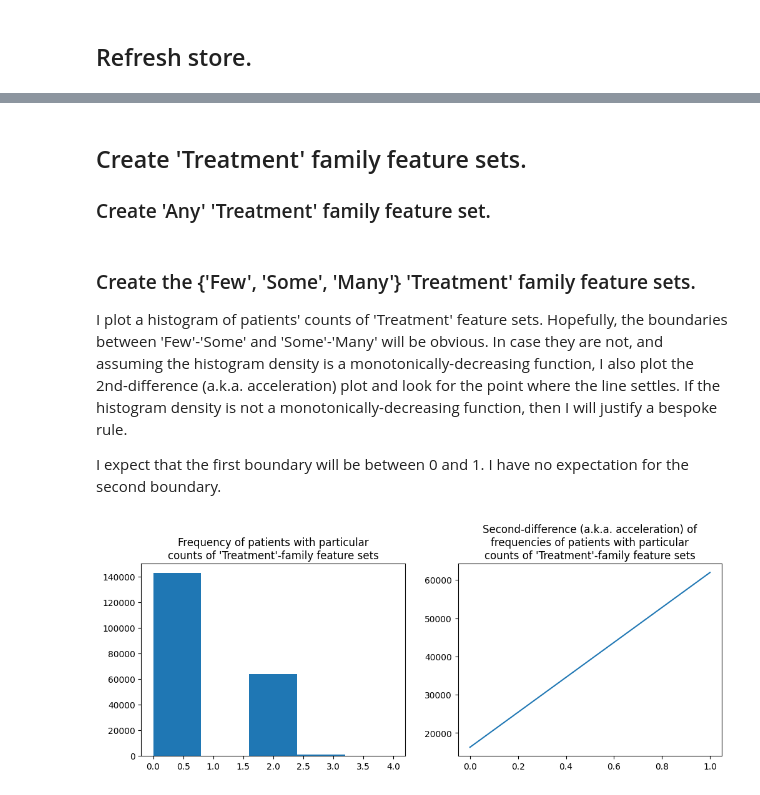
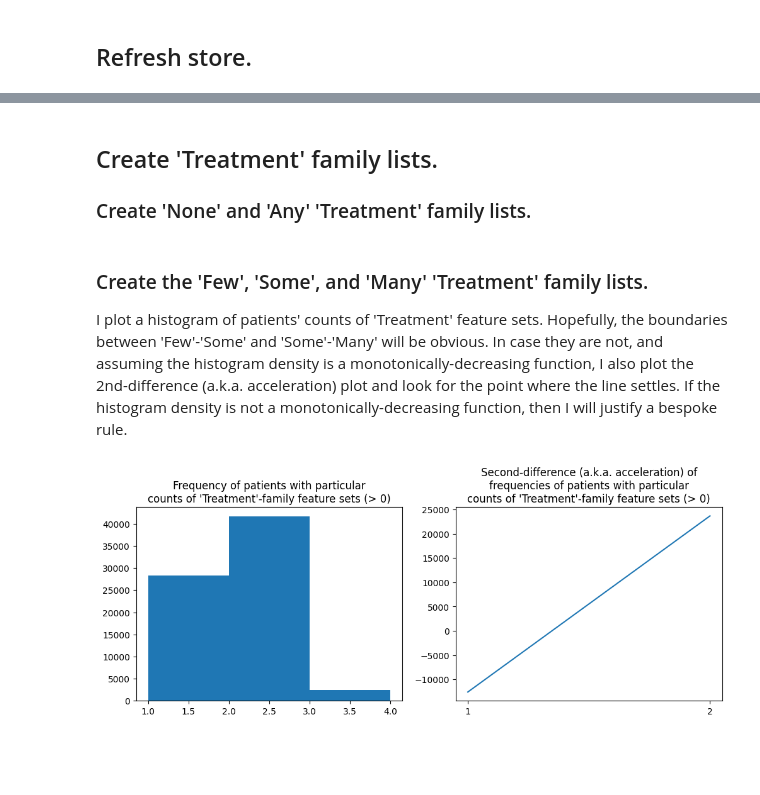
Before and after one commit to ConnectedBradford/c-mcinerney-workspace, a Jupyter notebook: UNSEEN_create_feature_sets_appendix3.ipynb, the cells around one changed output, grey strips where cells are left out. Cells and saved outputs as stored; diff of their text form; code cells hidden in the pictures; blank space fills up the shorter version.

```diff
--- a/UNSEEN_create_feature_sets_appendix3.ipynb
+++ b/UNSEEN_create_feature_sets_appendix3.ipynb
@@ -336,58 +347,63 @@ Below, I create the feature sets.
 # %% [markdown]
-## Create 'Treatment' family feature sets.
+## Create 'Treatment' family lists.
 
-### Create 'Any' 'Treatment' family feature set.
+### Create 'None' and 'Any' 'Treatment' family lists.
 # %%
 # Define list of feature sets that are members of the 'Treatment' family.
 # ## The list of bool members.
-ls_treatment_fs_boolean = \
+ls_treatment_fs_bool = \
 [
-    'MentalHealthTreatments', 'MentalHealthTreatments_Adult', 'MentalHealthTreatments_CYP', 'MentalHealthTreatments_EA'
+    'MentalHealthTreatments_Adult', 'MentalHealthTreatments_CYPA', 'MentalHealthTreatments_EA'
 ]
 # ## The list of count members.
-# None
+ls_treatment_fs_count = \
+[
+    'countAntidepressantPrescriptions'
+]
 # ## The list of ordinal members.
 # None.
 # ## The list of continuous members.
 # None.
 
 # Create a pandas.DataFrame.Series that indicates the patient has at least one 'Treatment' feature set.
-array_any_treatment_atLeast =\
+array_notNone_treatment =\
     pandas.concat(
                     [
-                        feature_set_array[feature_set_array.columns.intersection(ls_treatment_fs_bool)]
+                        feature_set_array[feature_set_array.columns.intersection(ls_treatment_fs_bool)],
+                        feature_set_array[feature_set_array.columns.intersection(ls_treatment_fs_count)] > feature_set_array[feature_set_array.columns.intersection(ls_treatment_fs_count)].quantile(0.75),
                     ],
                     axis = 1,
                 )
-any_treatment_atLeast = array_any_treatment_atLeast.any(True)
+notNone_treatment = array_notNone_treatment.any(True)
+none_treatment = ~notNone_treatment
 # %% [markdown]
-### Create the {'Few', 'Some', 'Many'} 'Treatment' family feature sets.
+### Create the 'Few', 'Some', and 'Many' 'Treatment' family lists.
 
 I plot a histogram of patients' counts of 'Treatment' feature sets. Hopefully, the boundaries between 'Few'-'Some' and 'Some'-'Many' will be obvious. In case they are not, and assuming the histogram density is a monotonically-decreasing function, I also plot the 2nd-difference (a.k.a. acceleration) plot and look for the point where the line settles. If the histogram density is not a monotonically-decreasing function, then I will justify a bespoke rule.
-
-I expect that the first boundary will be between 0 and 1. I have no expectation for the second boundary.
 # %%
-countvar = array_any_treatment_atLeast.sum(axis = 1)
+countvar = array_notNone_treatment.sum(axis = 1)
+countvar = countvar[countvar > 0]
 
 # Plot parameters.
 fig, axs = matplotlib.pyplot.subplots(1, 2, figsize = (12, 4))
 
 # Raw count histogram
 axs[0].hist(
     countvar
-    ,bins = 5#countvar.max().astype(int)
+    ,bins = 3#countvar.max().astype(int)
 )
-axs[0].set_title('Frequency of patients with particular\ncounts of \'Treatment\'-family feature sets')
+axs[0].set_title('Frequency of patients with particular\ncounts of \'Treatment\'-family feature sets (> 0)')
 
 # Line plot of 2nd-differences.
 fd = countvar.value_counts().iloc[:-1].astype(int).to_numpy()
 fd_lag = countvar.value_counts().iloc[1:].astype(int).to_numpy()
 sd = (fd - fd_lag)[:-1]
 sd_lag = (fd - fd_lag)[1:]
 axs[1].plot(sd - sd_lag)
-axs[1].set_title('Second-difference (a.k.a. acceleration) of\nfrequencies of patients with particular\ncounts of \'Treatment\'-family feature sets')
+axs[1].set_title('Second-difference (a.k.a. acceleration) of\nfrequencies of patients with particular\ncounts of \'Treatment\'-family feature sets (> 0)')
+axs[1].set_xticks(numpy.arange(len(sd)), numpy.arange(1, len(sd)+1))
 
 # Show plot.
 matplotlib.pyplot.show()
 # %% [output]
-[figure, old version]
+[figure, new version]
```
Also changed, not shown: parts of 55 cells of this notebook, 2 other files.
